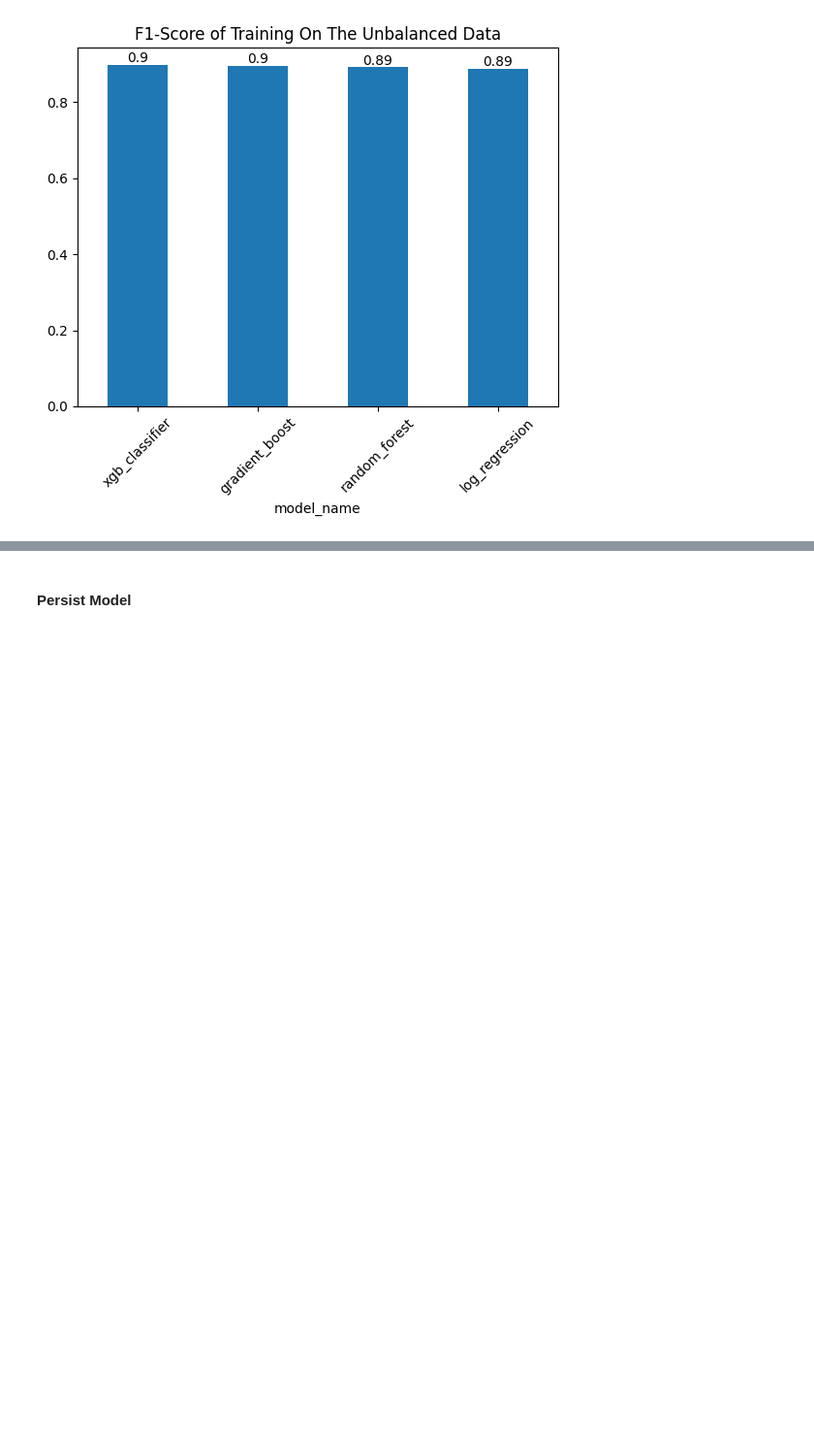
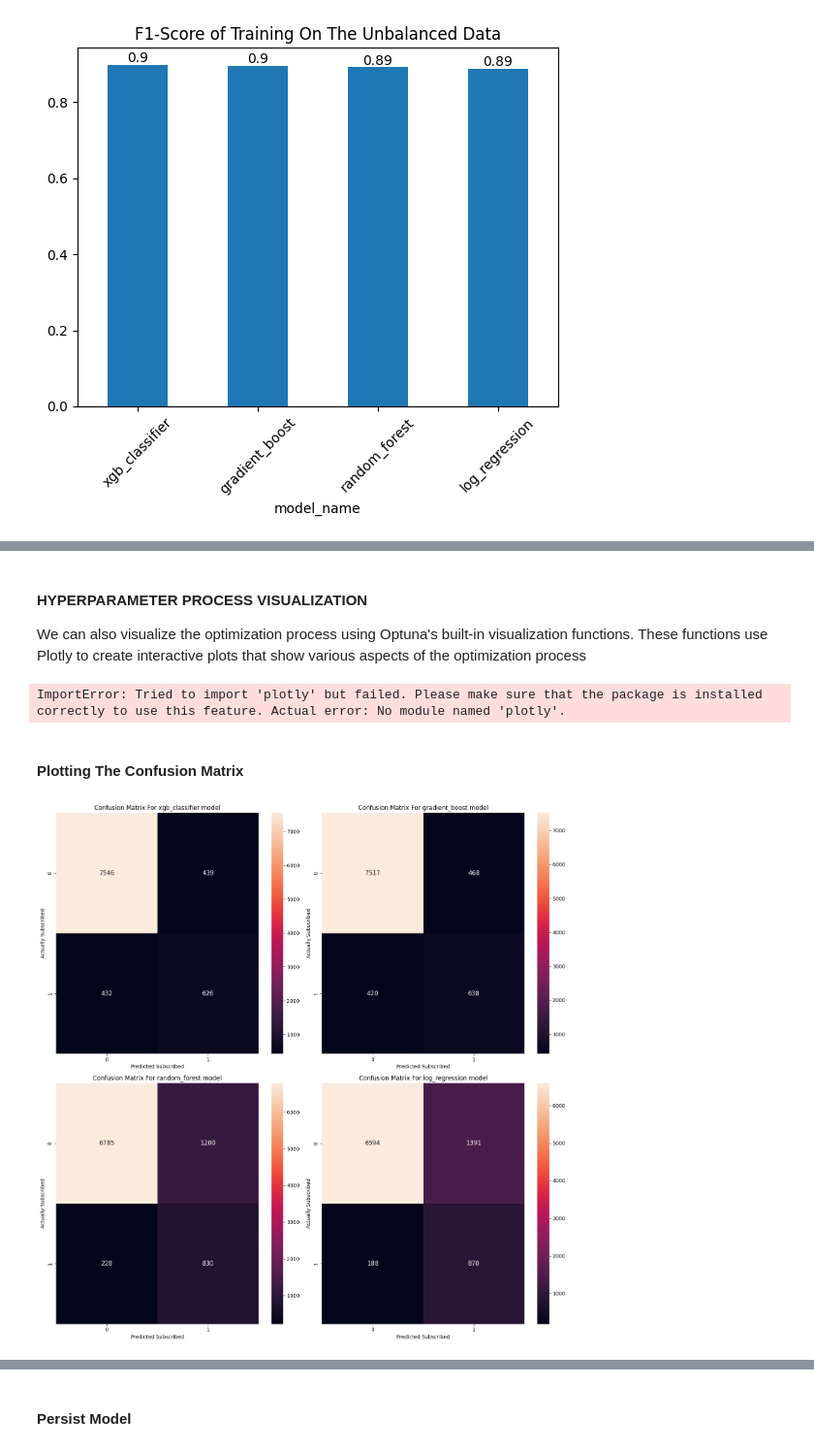
Before and after one commit to adubrightkwartengsnr/Customer_Subscription_Model, a Jupyter notebook: notebooks/customer_subscription.ipynb, the cells around one changed output, grey strips where cells are left out. Shown at 97% size. Cells and saved outputs as stored; diff of their text form; code cells hidden in the pictures; blank space fills up the shorter version.

```diff
--- a/notebooks/customer_subscription.ipynb
+++ b/notebooks/customer_subscription.ipynb
@@ -979,0 +1197,33 @@ In order for me to tackle this challenge, I used SMOTE(Synthetic Minority Over S
+# %% [markdown]
+#### HYPERPARAMETER PROCESS VISUALIZATION
+We can also visualize the optimization process using Optuna's built-in visualization functions. These functions use Plotly to create interactive plots that show various aspects of the optimization process
+# %%
+# Plot Hyperparameter visualization
+ov.plot_optimization_history(study)
+# %% [output]
+ImportError: Tried to import 'plotly' but failed. Please make sure that the package is installed correctly to use this feature. Actual error: No module named 'plotly'.
+# %% [markdown]
+#### Plotting The Confusion Matrix
+# %%
+# Convert the confusion matrices from lists to numpy arrays for easier visualization
+tuned_metrics_df['confusion_matrix'] = tuned_metrics_df['confusion_matrix'].apply(lambda x: np.array(x))
+
+# Create subplots
+fig,axes = plt.subplots(nrows=2,ncols=2,figsize = (15,15))
+fig.tight_layout()
+
+# Flatten the axes array for easy iteration
+axes = axes.flatten()
+
+for i,(model_name,row) in enumerate(tuned_metrics_df.iterrows()):
+    conf_matrix = row["confusion_matrix"]
+    sns.heatmap(conf_matrix,annot=True,fmt="d", annot_kws={"size":12},ax=axes[i])
+    axes[i].set_title(f"Confusion Matrix For {model_name} model")
+    axes[i].set_xlabel("Predicted Subscribed")
+    axes[i].set_ylabel("Actually Subscribed")
+
+# Display the plot
+plt.tight_layout()
+plt.show()
+# %% [output]
+[figure, added]
```
Also changed, not shown: parts of 31 cells of this notebook, 2 other files.
